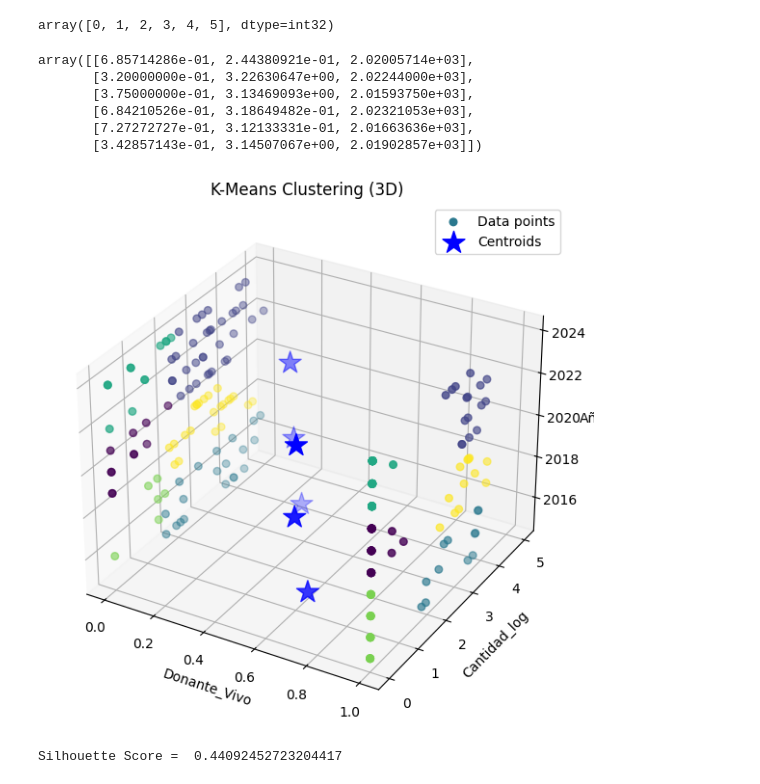
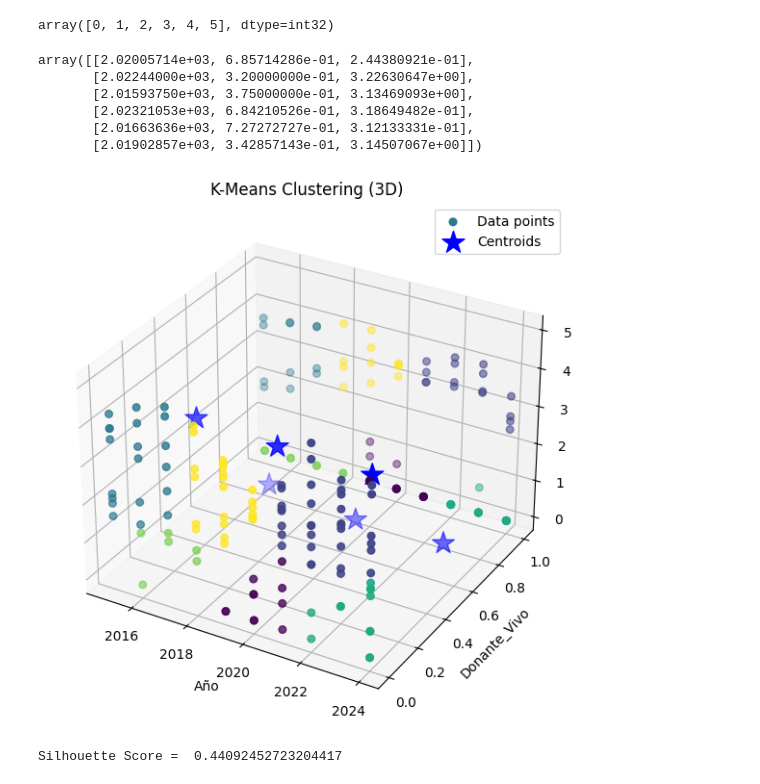
Before and after one commit to jalarconb/DataScience2024II, a Jupyter notebook: DSProject.ipynb, the cells around one changed output. Cells and saved outputs as stored; diff of their text form; code cells hidden in the pictures.

```diff
--- a/DSProject.ipynb
+++ b/DSProject.ipynb
@@ -846,4 +840,5 @@ print(df_donaciones.head())
 3  2015  Donación    Riñón   Mujer         NA        48             0      3.891820
 4  2015  Donación  Corazón  Hombre         NA         0             1      0.000000
 # %%
-df_num = df_donaciones[['Donante_Vivo', 'Cantidad_log', 'Año']]
+df_num = df_donaciones[['Año','Donante_Vivo', 'Cantidad_log']]
+print(df_num.head())
@@ -952,17 +954,17 @@ array([0, 1, 2, 3, 4, 5], dtype=int32)
 centers = k_means.cluster_centers_
 centers
 # %% [output]
-array([[6.85714286e-01, 2.44380921e-01, 2.02005714e+03],
-       [3.20000000e-01, 3.22630647e+00, 2.02244000e+03],
-       [3.75000000e-01, 3.13469093e+00, 2.01593750e+03],
-       [6.84210526e-01, 3.18649482e-01, 2.02321053e+03],
-       [7.27272727e-01, 3.12133331e-01, 2.01663636e+03],
-       [3.42857143e-01, 3.14507067e+00, 2.01902857e+03]])
+array([[2.02005714e+03, 6.85714286e-01, 2.44380921e-01],
+       [2.02244000e+03, 3.20000000e-01, 3.22630647e+00],
+       [2.01593750e+03, 3.75000000e-01, 3.13469093e+00],
+       [2.02321053e+03, 6.84210526e-01, 3.18649482e-01],
+       [2.01663636e+03, 7.27272727e-01, 3.12133331e-01],
+       [2.01902857e+03, 3.42857143e-01, 3.14507067e+00]])
 # %%
 from mpl_toolkits.mplot3d import Axes3D
 
 # Variables a graficar
-variables = ['Donante_Vivo', 'Cantidad_log', 'Año']
+variables = ['Año', 'Donante_Vivo', 'Cantidad_log']
 
 # Crear figura 3D
 fig = plt.figure(figsize=(10, 7))
@@ -972,34 +974,34 @@ ax = fig.add_subplot(111, projection='3d')
 scatter = ax.scatter(
     df_num[variables[0]],  # Eje X
     df_num[variables[1]],  # Eje Y
     df_num[variables[2]],  # Eje Z
     c=k_means.labels_,  # Colores según cluster
     cmap='viridis',
     s=30,
     label='Data points'
 )
 
 # Centroides
 ax.scatter(
     centers[:, 0],  # Centroide eje X
     centers[:, 1],  # Centroide eje Y
     centers[:, 2],  # Centroide eje Z
     color='blue',
     marker='*',
     s=300,
     label='Centroids'
 )
 
 # Etiquetas y título
 ax.set_xlabel(variables[0])
 ax.set_ylabel(variables[1])
 ax.set_zlabel(variables[2])
 ax.set_title('K-Means Clustering (3D)')
 ax.legend()
 
 plt.show()
 # %% [output]
-[figure, old version]
+[figure, new version]
 # %%
 score = metrics.silhouette_score (df_encoded, k_means.labels_)
 print("Silhouette Score = ", score)
```
Also changed, not shown: parts of 7 cells of this notebook.
